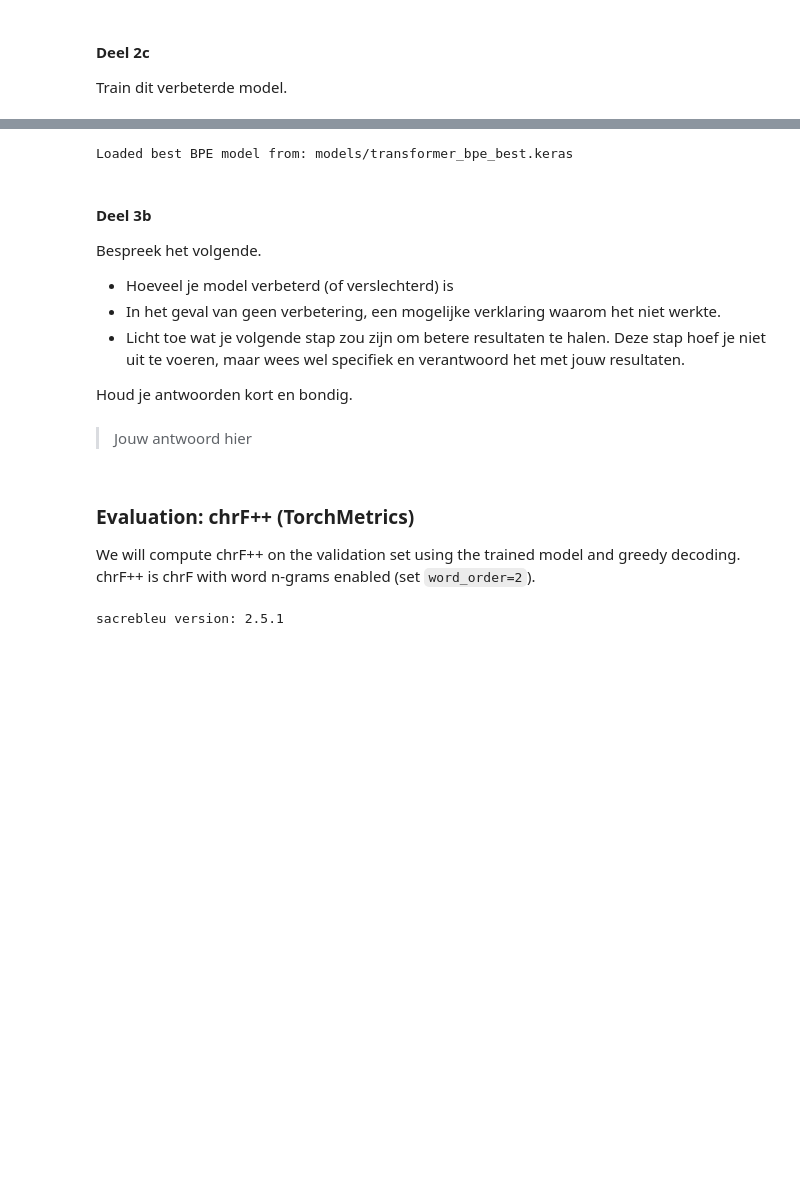
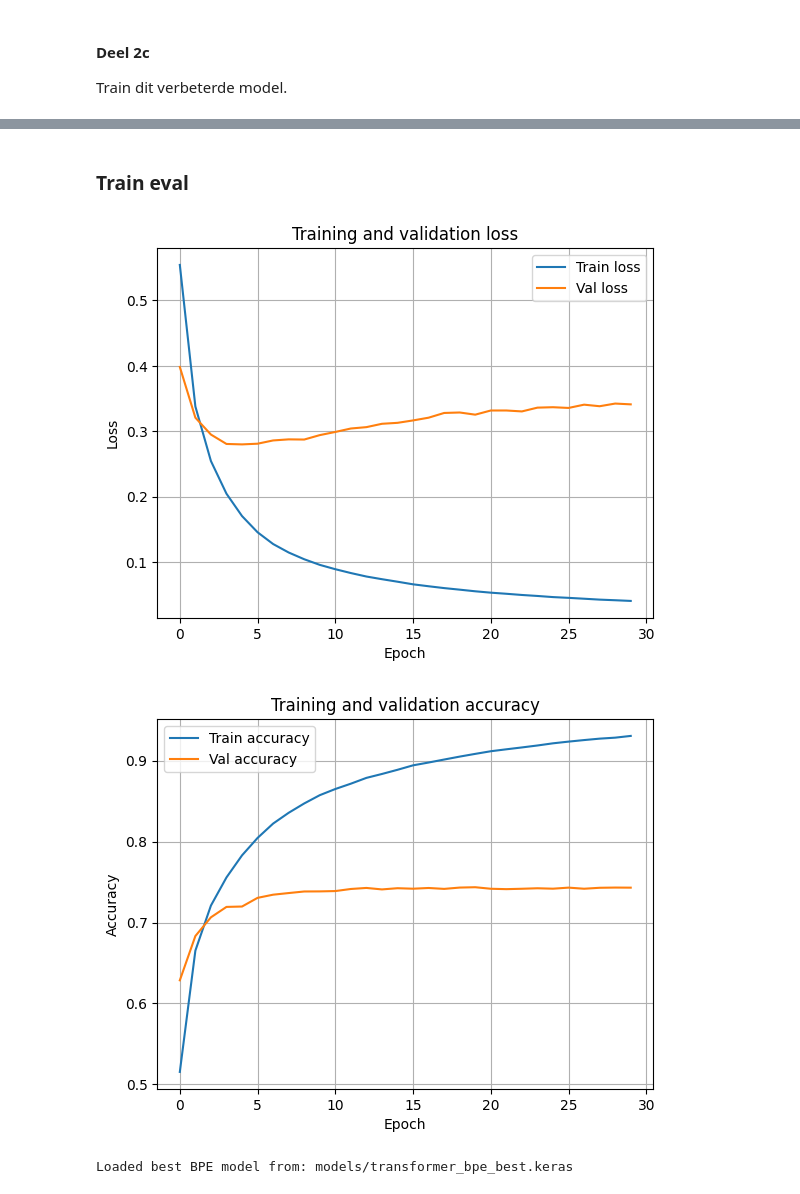
Before and after one commit to FrankVanDerVelde/master_applied-artificial_intelligence, a Jupyter notebook: methoden_en_technieken/datapunt_3/M&T_opdracht_Datapunt2a.ipynb, the cells around one changed output, grey strips where cells are left out. Saved outputs shown, nothing was run; the diff lists cells and outputs as text; code cells hidden in the pictures; blank space fills up the shorter version.

```diff
--- a/methoden_en_technieken/datapunt_3/M&T_opdracht_Datapunt2a.ipynb
+++ b/methoden_en_technieken/datapunt_3/M&T_opdracht_Datapunt2a.ipynb
@@ -972,0 +925,14 @@ Training complete with SentencePiece BPE tokenization, training pipeline matches
+# %%
+train_en = train_english_texts
+train_nl = [
+    nl.replace("[start]", "").replace("[end]", "").strip()
+    for nl in train_dutch_texts
+]
+
+val_en = [en for en, nl in val_pairs]
+val_nl = [
+    nl.replace("[start]", "").replace("[end]", "").strip()
+    for en, nl in val_pairs
+]
+
+print("Train:", len(train_en), "Val:", len(val_en))
@@ -973,3 +1072,32 @@ Training complete with SentencePiece BPE tokenization, training pipeline matches
+# %% [markdown]
+### Train eval
+# %%
+hist = history.history
+
+epochs_range = range(len(hist["loss"]))
+
+plt.figure()
+plt.plot(epochs_range, hist["loss"], label="Train loss")
+plt.plot(epochs_range, hist["val_loss"], label="Val loss")
+plt.xlabel("Epoch")
+plt.ylabel("Loss")
+plt.title("Training and validation loss")
+plt.legend()
+plt.grid(True)
+plt.show()
+
+plt.figure()
+plt.plot(epochs_range, hist["accuracy"], label="Train accuracy")
+plt.plot(epochs_range, hist["val_accuracy"], label="Val accuracy")
+plt.xlabel("Epoch")
+plt.ylabel("Accuracy")
+plt.title("Training and validation accuracy")
+plt.legend()
+plt.grid(True)
+plt.show()
+# %% [output]
+[figure, added]
+[figure, added]
 # %%
 # Reload best BPE model for evaluation
 bpe_best_path = "models/transformer_bpe_best.keras"
@@ -987,27 +1115,3 @@ except Exception as e:
     print("Warning: could not load best BPE model; using in-memory model. Error:", e)
 # %% [output]
 Loaded best BPE model from: models/transformer_bpe_best.keras
-# %% [markdown]
-#### Deel 3b
-Bespreek het volgende.
-- Hoeveel je model verbeterd (of verslechterd) is
-- In het geval van geen verbetering, een mogelijke verklaring waarom het niet werkte.
-- Licht toe wat je volgende stap zou zijn om betere resultaten te halen. Deze stap hoef je niet uit te voeren, maar wees wel specifiek en verantwoord het met jouw resultaten.
-
-Houd je antwoorden kort en bondig.
-# %% [markdown]
-> Jouw antwoord hier
-# %% [markdown]
-### Evaluation: chrF++ (TorchMetrics)
-We will compute chrF++ on the validation set using the trained model and greedy decoding. chrF++ is chrF with word n-grams enabled (set `word_order=2`).
-# %%
-# Install sacrebleu if not available
-import importlib, sys, subprocess
-try:
-    import sacrebleu
-except ImportError:
-    subprocess.check_call([sys.executable, "-m", "pip", "install", "sacrebleu"])
-    import sacrebleu
-print("sacrebleu version:", getattr(sacrebleu, "__version__", "unknown"))
-# %% [output]
-sacrebleu version: 2.5.1
```
Also changed, not shown: parts of 48 cells of this notebook.
